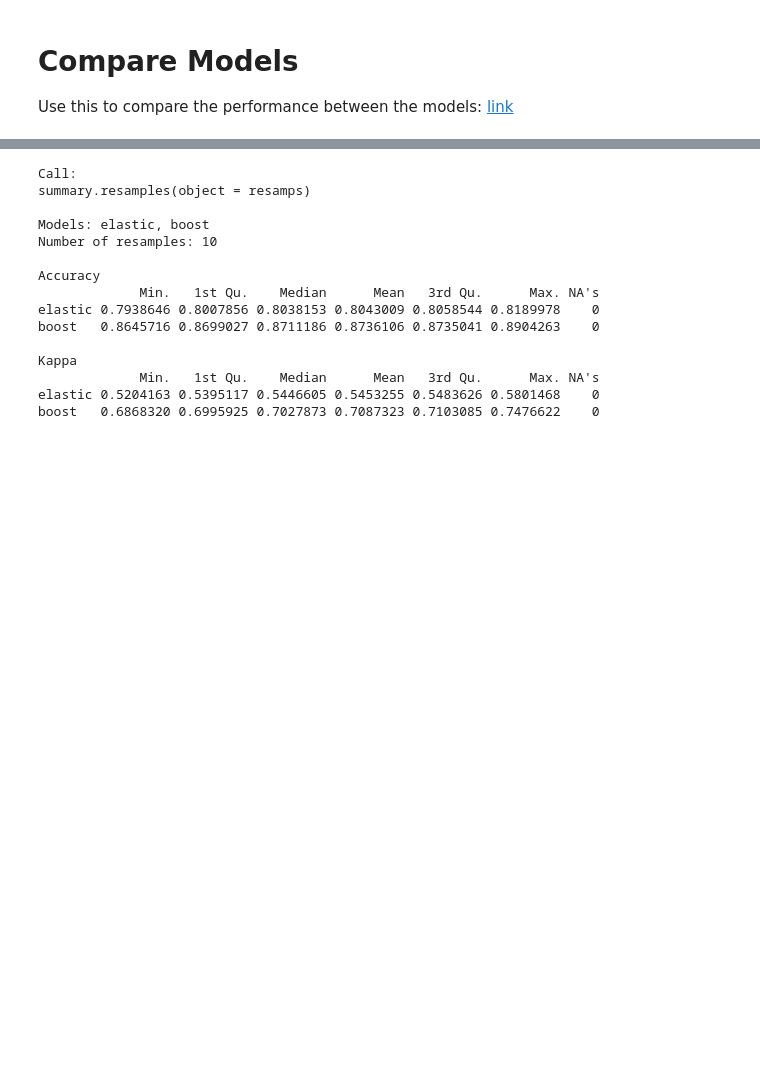
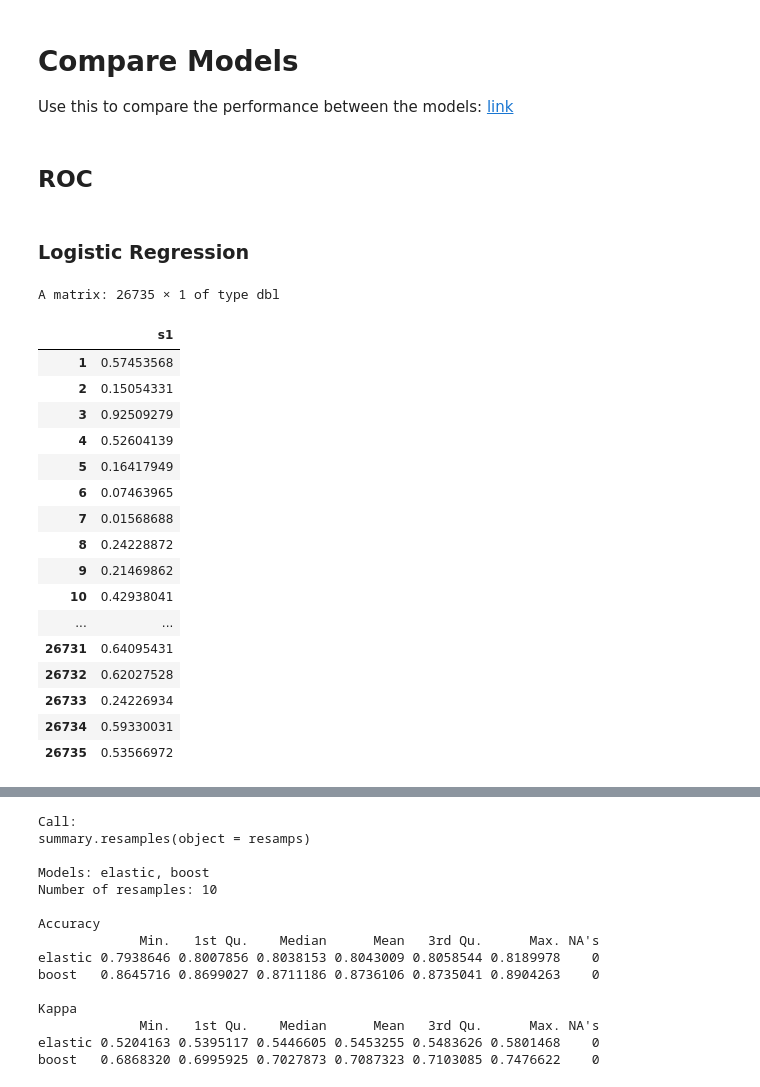
Before and after one commit to andrewit3/STAT656Project, a Jupyter notebook: FinalProject/train_models.ipynb, the cells around one changed output, grey strips where cells are left out. Drawn from its saved outputs; the diff is of its cells as text; code cells hidden in the pictures; blank space fills up the shorter version.

```diff
--- a/FinalProject/train_models.ipynb
+++ b/FinalProject/train_models.ipynb
@@ -342,3 +333,28 @@ saveRDS(boostOut, "models/xgboost.rds")
 # %% [markdown]
 # Compare Models
 Use this to compare the performance between the models: [link](https://cran.r-project.org/web/packages/caret/vignettes/caret.html)
+# %% [markdown]
+## ROC
+# %% [markdown]
+### Logistic Regression
+# %%
+predict(glmnetOut, Xtrain_mat, s=elasticOut$bestTune$lambda, type="response")
+# %% [output]
+A matrix: 26735 × 1 of type dbl
+|  | s1 |
+| 1 | 0.57453568 |
+| 2 | 0.15054331 |
+| 3 | 0.92509279 |
+| 4 | 0.52604139 |
+| 5 | 0.16417949 |
+| 6 | 0.07463965 |
+| 7 | 0.01568688 |
+| 8 | 0.24228872 |
+| 9 | 0.21469862 |
+| 10 | 0.42938041 |
+| ... | ... |
+| 26731 | 0.64095431 |
+| 26732 | 0.62027528 |
+| 26733 | 0.24226934 |
+| 26734 | 0.59330031 |
+| 26735 | 0.53566972 |
```
Also changed, not shown: parts of 7 cells of this notebook, 1 other file.
